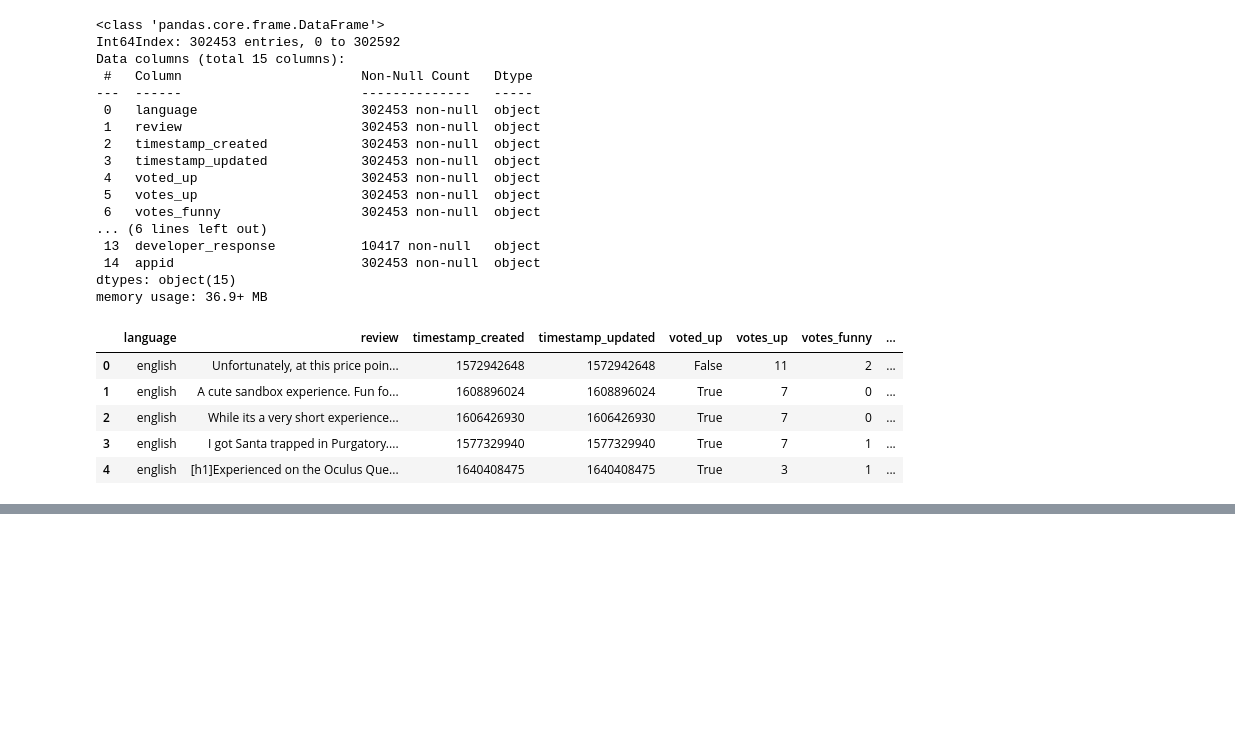
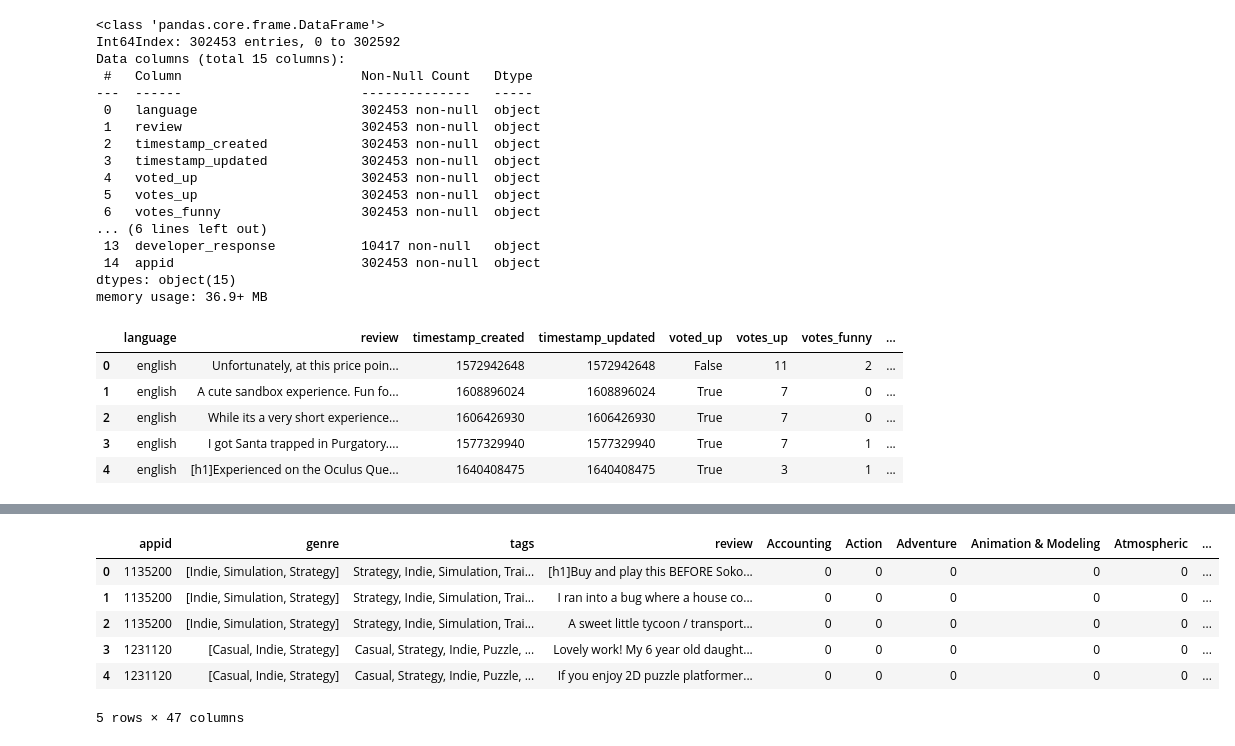
Before and after one commit to EdwinVIII/dataknights_project, a Jupyter notebook: Text Analysis.ipynb, the cells around one changed output, grey strips where cells are left out. Cells and saved outputs as stored; diff of their text form; code cells hidden in the pictures; blank space fills up the shorter version.

Commit message:
Updated file with split genres

```diff
--- a/Text Analysis.ipynb
+++ b/Text Analysis.ipynb
@@ -117,0 +164,6 @@ memory usage: 36.9+ MB
+# %%
+# Seems like there are duplicate values
+
+my_reviews = my_reviews.drop_duplicates(ignore_index=True)
+print(my_reviews.head())
+my_reviews.info()
@@ -117,0 +188,3 @@ memory usage: 36.9+ MB
+# %%
+my_reviews['genre'] = my_reviews['genre'].str.split(', ')
+my_reviews.head()
@@ -117,0 +198,5 @@ memory usage: 36.9+ MB
+# %%
+genre_expanded = my_reviews['genre'].explode().groupby(level=0).value_counts()\
+.unstack(fill_value=0).reindex(my_reviews.index, fill_value=0)
+genre_expanded
+genre_expanded.info()
@@ -118 +221,13 @@ memory usage: 36.9+ MB
+# %%
+df_concat = pd.concat([my_reviews, genre_expanded], axis=1)
+# %%
+df_concat.head()
+# %% [output]
+|  | appid | genre | tags | review | Accounting | Action | Adventure | Animation & Modeling | Atmospheric | ... |
+| 0 | 1135200 | [Indie, Simulation, Strategy] | Strategy, Indie, Simulation, Trai... | [h1]Buy and play this BEFORE Soko... | 0 | 0 | 0 | 0 | 0 | ... |
+| 1 | 1135200 | [Indie, Simulation, Strategy] | Strategy, Indie, Simulation, Trai... | I ran into a bug where a house co... | 0 | 0 | 0 | 0 | 0 | ... |
+| 2 | 1135200 | [Indie, Simulation, Strategy] | Strategy, Indie, Simulation, Trai... | A sweet little tycoon / transport... | 0 | 0 | 0 | 0 | 0 | ... |
+| 3 | 1231120 | [Casual, Indie, Strategy] | Casual, Strategy, Indie, Puzzle, ... | Lovely work! My 6 year old daught... | 0 | 0 | 0 | 0 | 0 | ... |
+| 4 | 1231120 | [Casual, Indie, Strategy] | Casual, Strategy, Indie, Puzzle, ... | If you enjoy 2D puzzle platformer... | 0 | 0 | 0 | 0 | 0 | ... |
+5 rows × 47 columns
 # %%
```
Also changed, not shown: parts of 23 cells of this notebook.
